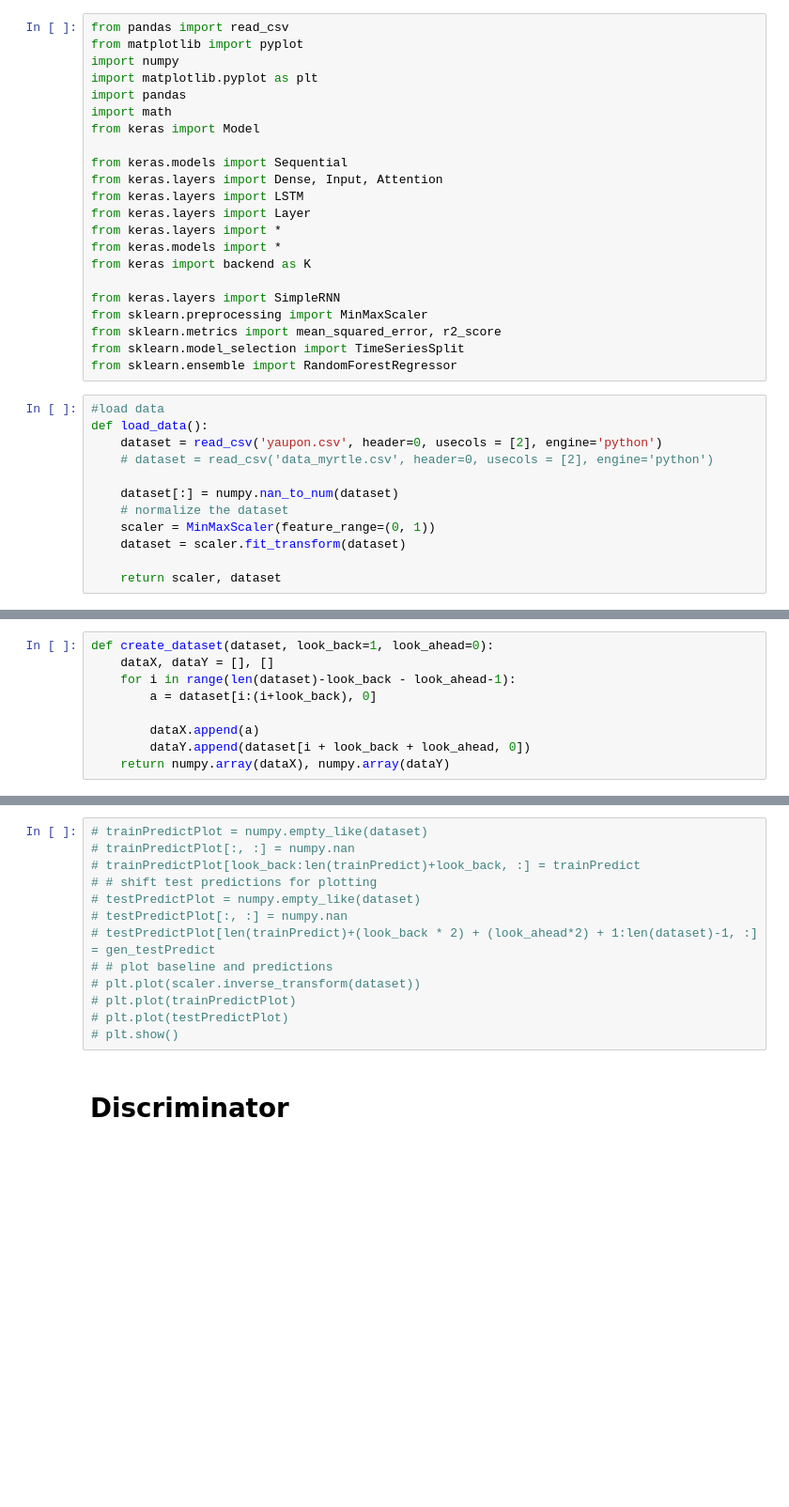
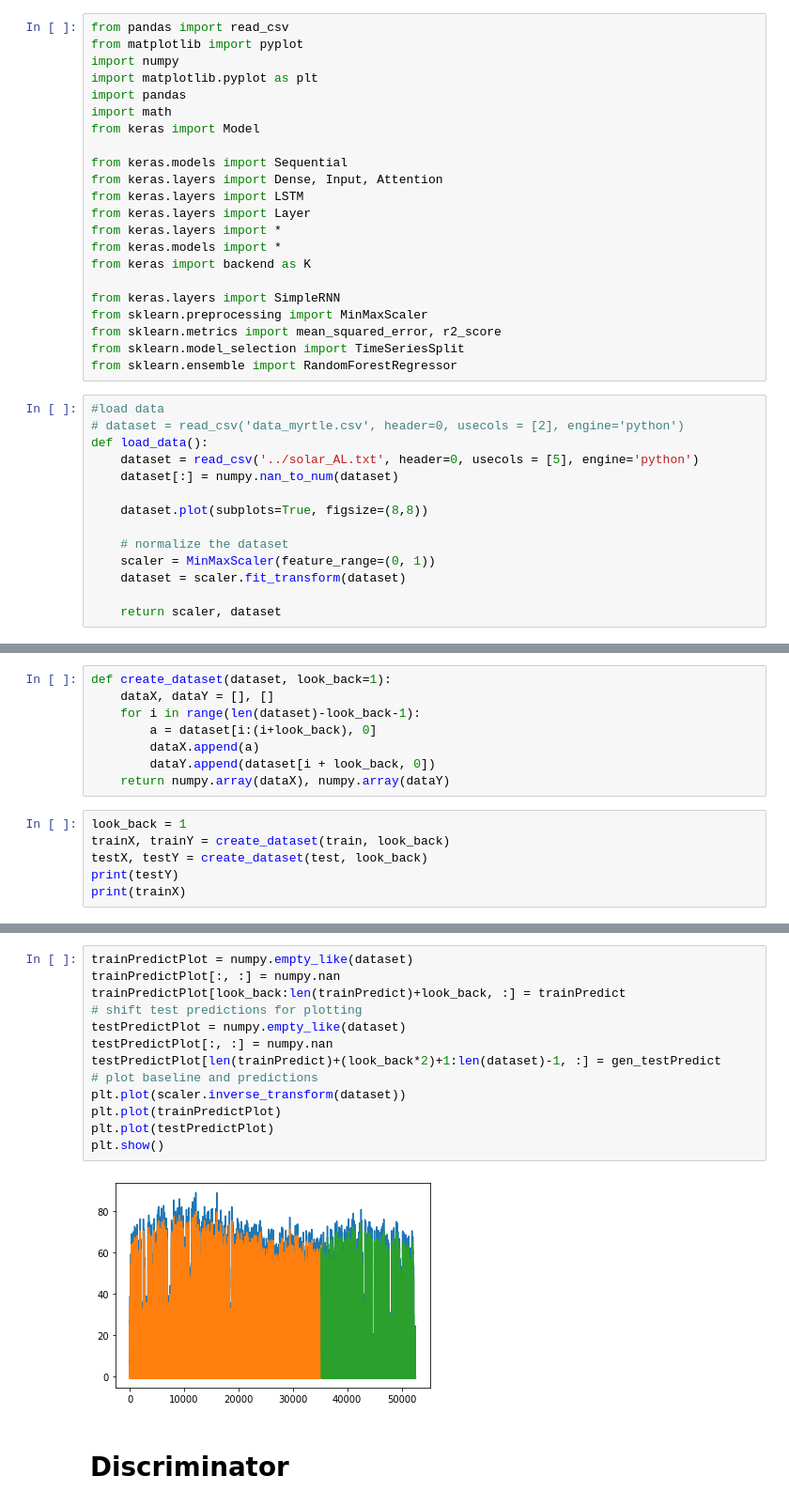
Before and after one commit to sone23/project, a Jupyter notebook: GAN.ipynb, the cells around one changed output, grey strips where cells are left out. Shown: that part at 94% size. Saved outputs shown, nothing was run; the diff lists cells and outputs as text; blank space fills up the shorter version.

```diff
--- a/GAN.ipynb
+++ b/GAN.ipynb
@@ -26,11 +26,13 @@ from sklearn.model_selection import TimeSeriesSplit
 from sklearn.ensemble import RandomForestRegressor
 # %%
 #load data
+# dataset = read_csv('data_myrtle.csv', header=0, usecols = [2], engine='python')
 def load_data():
-    dataset = read_csv('yaupon.csv', header=0, usecols = [2], engine='python')
-    # dataset = read_csv('data_myrtle.csv', header=0, usecols = [2], engine='python')
+    dataset = read_csv('../solar_AL.txt', header=0, usecols = [5], engine='python')
+    dataset[:] = numpy.nan_to_num(dataset)
 
-    dataset[:] = numpy.nan_to_num(dataset)
+    dataset.plot(subplots=True, figsize=(8,8))
+
     # normalize the dataset
     scaler = MinMaxScaler(feature_range=(0, 1))
     dataset = scaler.fit_transform(dataset)
@@ -54,9 +54,14 @@ def load_data():
 # %%
-def create_dataset(dataset, look_back=1, look_ahead=0):
+def create_dataset(dataset, look_back=1):
 	dataX, dataY = [], []
-	for i in range(len(dataset)-look_back - look_ahead-1):
+	for i in range(len(dataset)-look_back-1):
 		a = dataset[i:(i+look_back), 0]
-
 		dataX.append(a)
-		dataY.append(dataset[i + look_back + look_ahead, 0])
+		dataY.append(dataset[i + look_back, 0])
 	return numpy.array(dataX), numpy.array(dataY)
+# %%
+look_back = 1
+trainX, trainY = create_dataset(train, look_back)
+testX, testY = create_dataset(test, look_back)
+print(testY)
+print(trainX)
@@ -103,16 +144,18 @@ def gen_results(trainY, testY, trainPredict, gen_testPredict):
 # %%
-# trainPredictPlot = numpy.empty_like(dataset)
-# trainPredictPlot[:, :] = numpy.nan
-# trainPredictPlot[look_back:len(trainPredict)+look_back, :] = trainPredict
-# # shift test predictions for plotting
-# testPredictPlot = numpy.empty_like(dataset)
-# testPredictPlot[:, :] = numpy.nan
-# testPredictPlot[len(trainPredict)+(look_back * 2) + (look_ahead*2) + 1:len(dataset)-1, :] = gen_testPredict
-# # plot baseline and predictions
-# plt.plot(scaler.inverse_transform(dataset))
-# plt.plot(trainPredictPlot)
-# plt.plot(testPredictPlot)
-# plt.show()
+trainPredictPlot = numpy.empty_like(dataset)
+trainPredictPlot[:, :] = numpy.nan
+trainPredictPlot[look_back:len(trainPredict)+look_back, :] = trainPredict
+# shift test predictions for plotting
+testPredictPlot = numpy.empty_like(dataset)
+testPredictPlot[:, :] = numpy.nan
+testPredictPlot[len(trainPredict)+(look_back*2)+1:len(dataset)-1, :] = gen_testPredict
+# plot baseline and predictions
+plt.plot(scaler.inverse_transform(dataset))
+plt.plot(trainPredictPlot)
+plt.plot(testPredictPlot)
+plt.show()
+# %% [output]
+[figure, added]
 # %% [markdown]
 # Discriminator
 # %%
```
Also changed, not shown: parts of 15 cells of this notebook.
